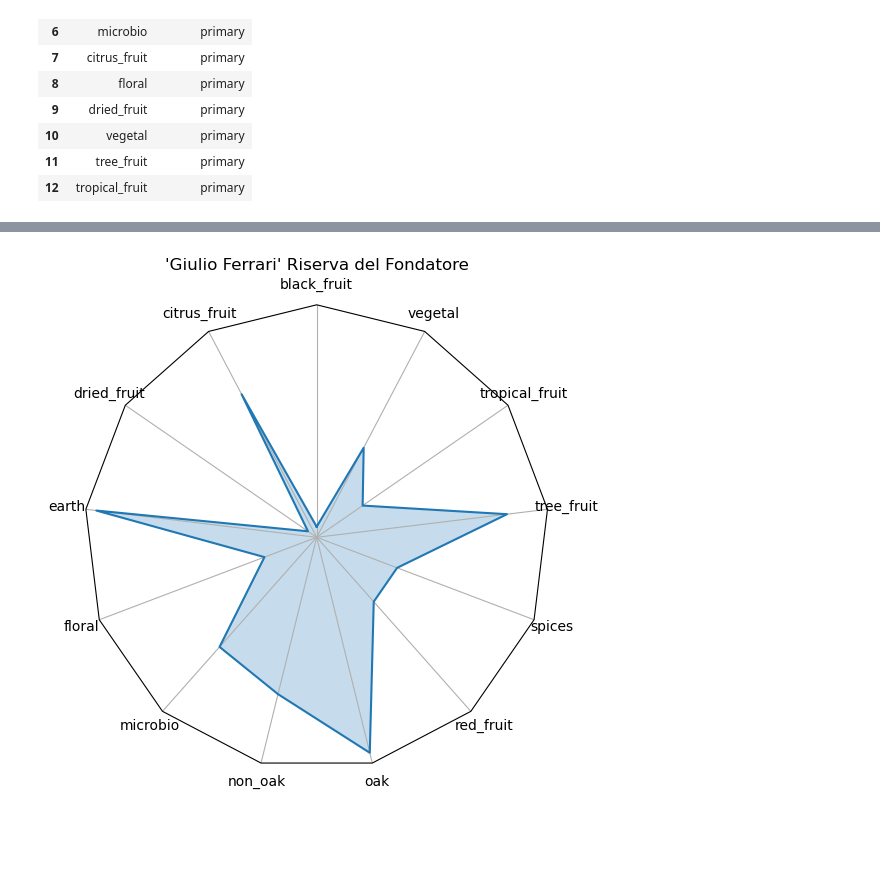
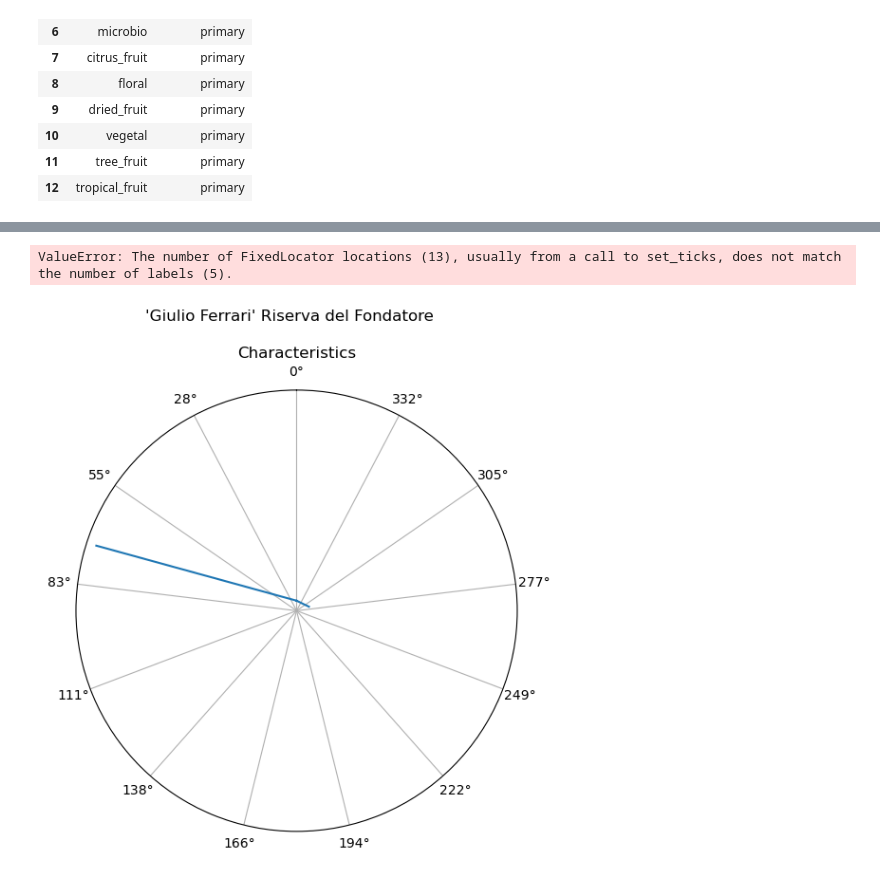
Before and after one commit to brain8d/wine-market-analysis, a Jupyter notebook: notebook.ipynb, the cells around one changed output, grey strips where cells are left out. Drawn from its saved outputs; the diff is of its cells as text; code cells hidden in the pictures; blank space fills up the shorter version.

```diff
--- a/notebook.ipynb
+++ b/notebook.ipynb
@@ -140,0 +187,17 @@ df_taste.head(n=10)
+# %%
+# group names associated with the selected flavours
+query_taste = f'''
+SELECT DISTINCT group_name, SUM(keywords_wine.count), keywords.name FROM wines
+INNER JOIN keywords_wine ON wines.id = keywords_wine.wine_id
+INNER JOIN keywords ON keywords_wine.keyword_id = keywords.id
+WHERE keywords.name = "coffee" AND keywords_wine.count >= 10
+OR keywords.name = "toast" AND keywords_wine.count >= 10
+OR keywords.name = "green apple" AND keywords_wine.count >= 10
+OR keywords.name = "cream" AND keywords_wine.count >= 10
+OR keywords.name = "citrus" AND keywords_wine.count >= 10
+GROUP BY group_name
+
+'''
+
+df_taste = pd.read_sql_query (query_taste, connexion)
+df_taste.head(n=10)
@@ -205,29 +375,43 @@ query_taste_df.iloc[0:100,]
 # %%
+# code to run spider plot on the characteristics - but not working fully yet
+
+import pandas as pd
 from src.spider_chart import radar_factory
 import matplotlib.pyplot as plt
 
-data = query_taste_df[query_taste_df.name == "'Giulio Ferrari' Riserva del Fondatore"]
+def spider_plot(df: pd.DataFrame, name: str = 'unknown',  save_path: str = None):
+    '''input a dataframe with at least two columns: one for the flavours name and one with the counts/score '''
 
-def spider_plot(df: pd.DataFrame, name: str = 'unknown'):
-    data = df[df.name == name]
-    spoke_labels = data.group_name
-    N = len(data.group_name)
-    theta = radar_factory(N, frame='polygon')
+    char = ["acidity", "intensity", "sweetness", "tannin", "fizziness"]
 
     # Initialize figure
-    fig, ax = plt.subplots(figsize=(6, 6), subplot_kw=dict(projection='radar'))
+    fig, ax = plt.subplots(nrows=1, ncols=1, figsize=(6, 6), subplot_kw=dict(projection='radar'))
     fig.subplots_adjust(wspace=0.25, hspace=0.20, top=0.85, bottom=0.05)
 
-    # Plot the four cases from the example data on separate axes --> from example
-    ax.set_rgrids([0.2, 0.4, 0.6, 0.8])
-    ax.set_title(name,  position=(0.5, 1.1), ha='center')
+    # Figure name
+    fig.suptitle(name)
 
-    # Insert data
-    ax.plot(theta, data.flavour_count)
-    ax.fill(theta, data.flavour_count,  alpha=0.25)
-    ax.set_varlabels(spoke_labels)
+    # char plots
+    theta = radar_factory(5, frame='circle')
+    df = df[char]
+    df_t = df.transpose()
+
+    # Plot the characteristics
+    ax.set_rgrids([0.2, 0.4, 0.6, 0.8, 1.0])  # Set radial ticks for characteristics
+    ax.set_title("Characteristics")
+
+    # Insert characteristics data
+    ax.plot(theta, df_t.iloc[:, 0])
+    ax.fill(theta, df_t.iloc[:, 0], alpha=0.25)
+    ax.set_varlabels(char)
+    # ax2.tick_params(pad=15)
+
+    if save_path:
+        plt.savefig(save_path, bbox_inches='tight')
     plt.show()
 
-spider_plot(data, data.name[0])
+# Replace 'data' with your actual data
+spider_plot(data, "'Giulio Ferrari' Riserva del Fondatore")#, save_path="output/radar_plot_Ferrari_char.png")
 # %% [output]
+ValueError: The number of FixedLocator locations (13), usually from a call to set_ticks, does not match the number of labels (5).
-[figure, old version]
+[figure, new version]
```
Also changed, not shown: parts of 28 cells of this notebook, 27 other files.
